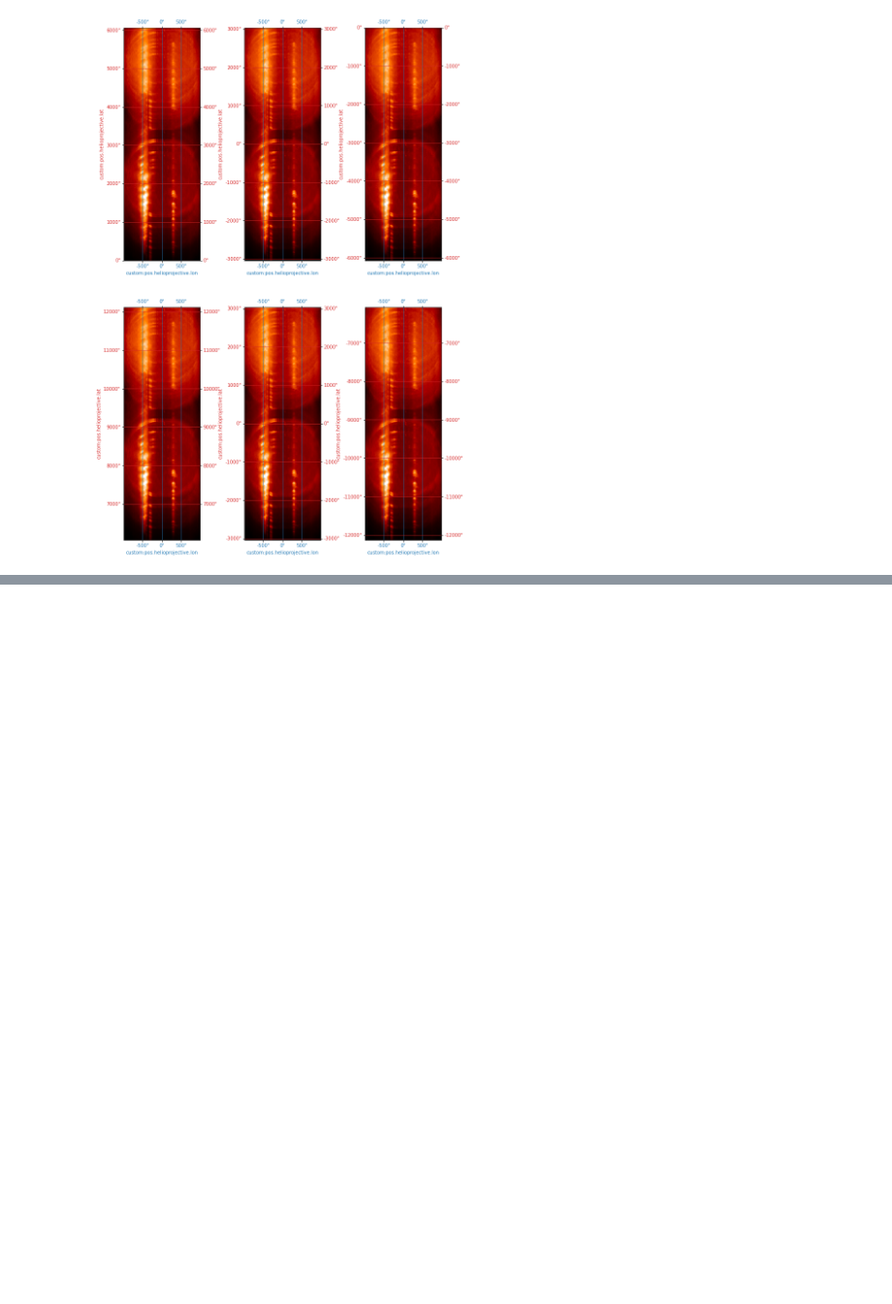
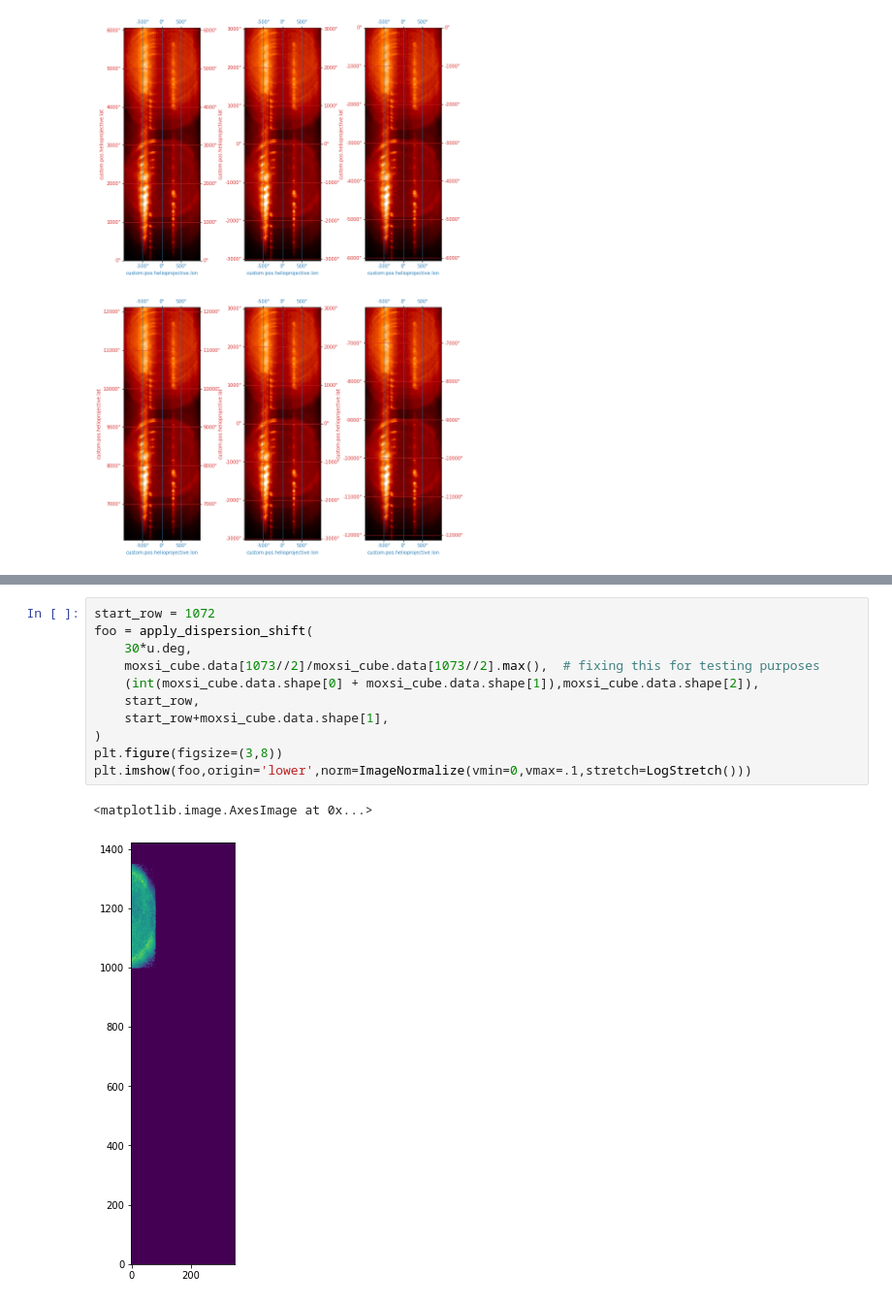
Before and after one commit to wtbarnes/moxsi-science-planning, a Jupyter notebook: notebooks/overlappogram-wcs-demo.ipynb, the cells around one changed output, grey strips where cells are left out. Shown at 97% size. Drawn from its saved outputs; the diff is of its cells as text; blank space fills up the shorter version.

Commit message:
experimenting with dispersion

```diff
--- a/notebooks/overlappogram-wcs-demo.ipynb
+++ b/notebooks/overlappogram-wcs-demo.ipynb
@@ -148,0 +165,14 @@ for i,iw in enumerate(wvl_indices):
+# %%
+start_row = 1072
+foo = apply_dispersion_shift(
+    30*u.deg,
+    moxsi_cube.data[1073//2]/moxsi_cube.data[1073//2].max(),  # fixing this for testing purposes
+    (int(moxsi_cube.data.shape[0] + moxsi_cube.data.shape[1]),moxsi_cube.data.shape[2]),
+    start_row,
+    start_row+moxsi_cube.data.shape[1],
+)
+plt.figure(figsize=(3,8))
+plt.imshow(foo,origin='lower',norm=ImageNormalize(vmin=0,vmax=.1,stretch=LogStretch()))
+# %% [output]
+<matplotlib.image.AxesImage at 0x...>
+[figure, added]
```
Also changed, not shown: parts of 17 cells of this notebook.
